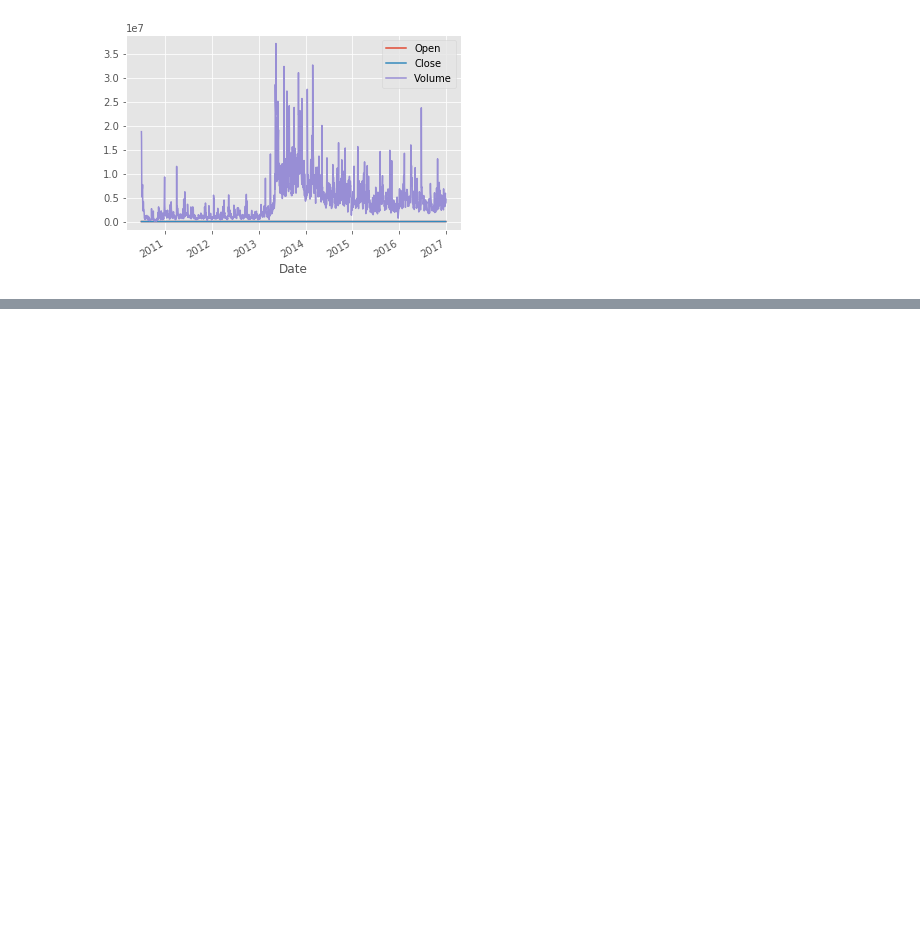
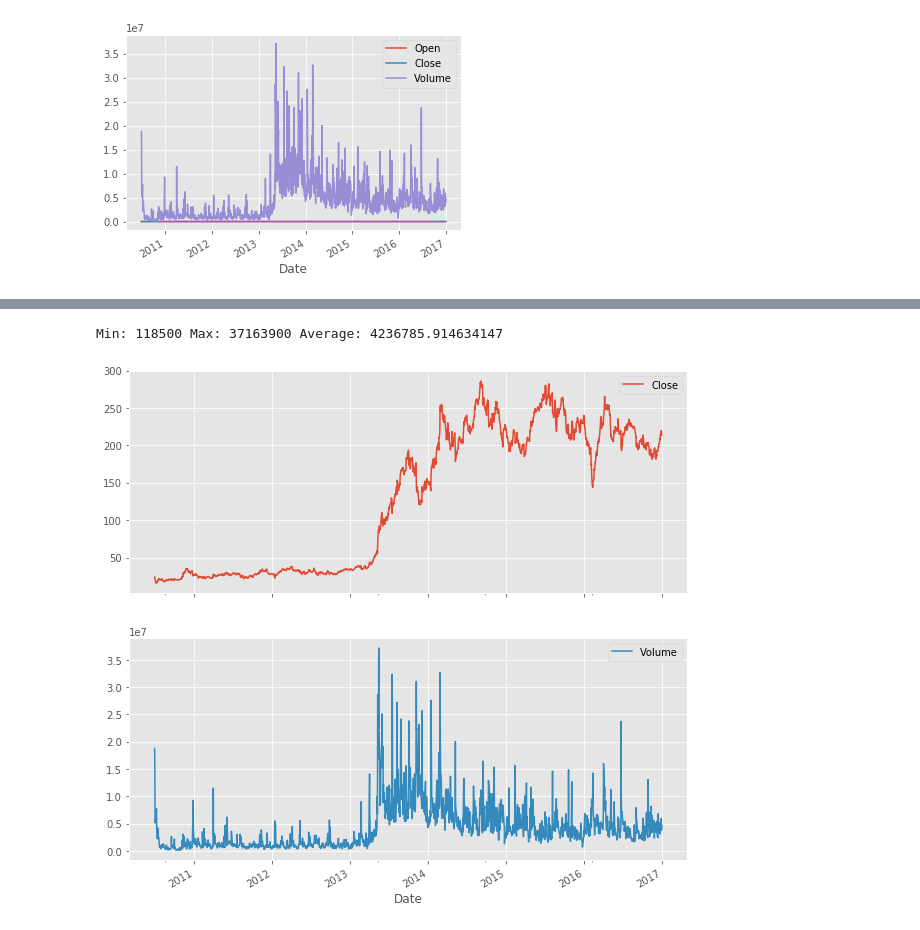
Before and after one commit to tommy3531/PythonStockTrader, a Jupyter notebook: python_finance_notebook.ipynb, the cells around one changed output, grey strips where cells are left out. Drawn from its saved outputs; the diff is of its cells as text; code cells hidden in the pictures; blank space fills up the shorter version.

Commit message:
Describe statistics across whole dataframe, moving average over the last 200 and 50 days

```diff
--- a/python_finance_notebook.ipynb
+++ b/python_finance_notebook.ipynb
@@ -105,0 +134,5 @@ plt.show()
+# %%
+vol = df['Volume']
+print("Min: %s Max: %s Average: %s" % (vol.min(), vol.max(), vol.mean()))
+# %% [output]
+Min: 118500 Max: 37163900 Average: 4236785.914634147
@@ -105,0 +141,8 @@ plt.show()
+# %%
+%matplotlib inline
+
+import seaborn as sns
+
+plots = df[['Close', 'Volume']].plot(subplots=True, figsize=(10, 10))
+# %% [output]
+[figure, added]
```
Also changed, not shown: parts of 10 cells of this notebook.
